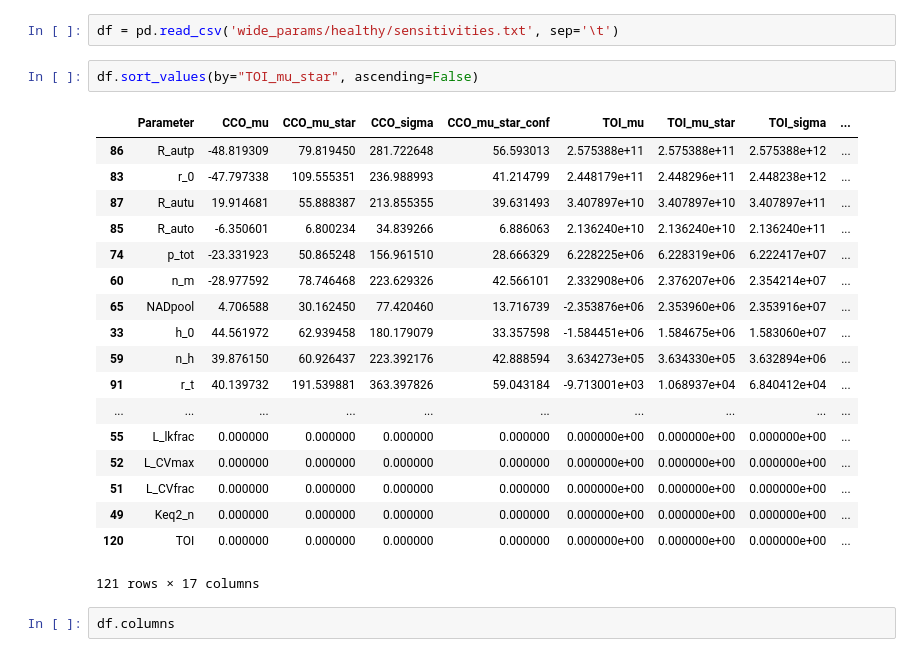
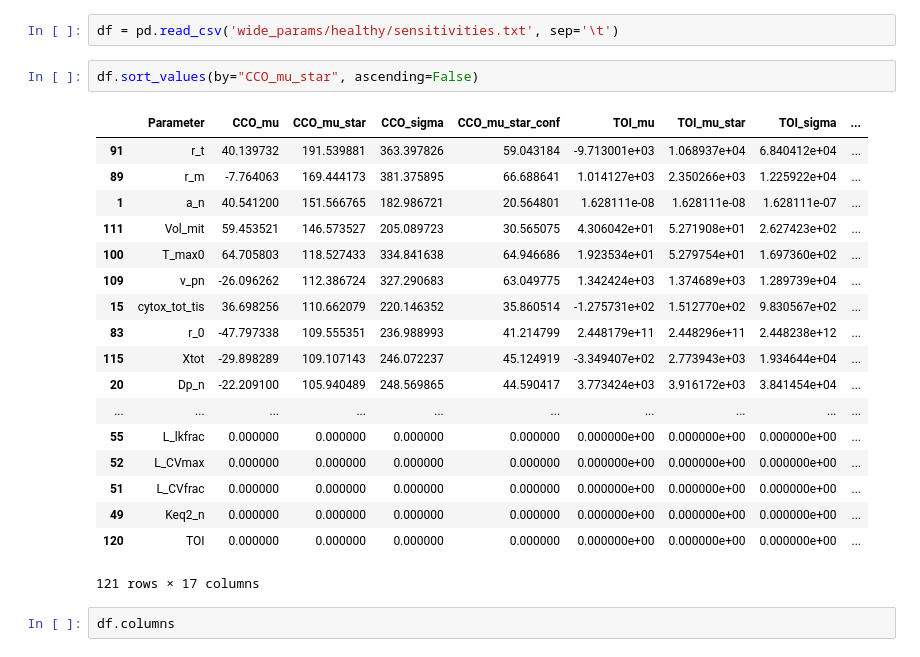
Before and after one commit to multimodalspectroscopy/BayesCMD, a Jupyter notebook: PLOS_paper/sensitivity_analysis/sensitivity_plot.ipynb, the cells around one changed output. Cells and saved outputs as stored; diff of their text form.

```diff
--- a/PLOS_paper/sensitivity_analysis/sensitivity_plot.ipynb
+++ b/PLOS_paper/sensitivity_analysis/sensitivity_plot.ipynb
@@ -247,19 +268,19 @@ for o in ["CCO", "Vmca", "TOI", "CBF"]:
 # %%
 df = pd.read_csv('wide_params/healthy/sensitivities.txt', sep='\t')
 # %%
-df.sort_values(by="TOI_mu_star", ascending=False)
+df.sort_values(by="CCO_mu_star", ascending=False)
 # %% [output]
 |  | Parameter | CCO_mu | CCO_mu_star | CCO_sigma | CCO_mu_star_conf | TOI_mu | TOI_mu_star | TOI_sigma | ... |
-| 86 | R_autp | -48.819309 | 79.819450 | 281.722648 | 56.593013 | 2.575388e+11 | 2.575388e+11 | 2.575388e+12 | ... |
+| 91 | r_t | 40.139732 | 191.539881 | 363.397826 | 59.043184 | -9.713001e+03 | 1.068937e+04 | 6.840412e+04 | ... |
+| 89 | r_m | -7.764063 | 169.444173 | 381.375895 | 66.688641 | 1.014127e+03 | 2.350266e+03 | 1.225922e+04 | ... |
+| 1 | a_n | 40.541200 | 151.566765 | 182.986721 | 20.564801 | 1.628111e-08 | 1.628111e-08 | 1.628111e-07 | ... |
+| 111 | Vol_mit | 59.453521 | 146.573527 | 205.089723 | 30.565075 | 4.306042e+01 | 5.271908e+01 | 2.627423e+02 | ... |
+| 100 | T_max0 | 64.705803 | 118.527433 | 334.841638 | 64.946686 | 1.923534e+01 | 5.279754e+01 | 1.697360e+02 | ... |
+| 109 | v_pn | -26.096262 | 112.386724 | 327.290683 | 63.049775 | 1.342424e+03 | 1.374689e+03 | 1.289739e+04 | ... |
+| 15 | cytox_tot_tis | 36.698256 | 110.662079 | 220.146352 | 35.860514 | -1.275731e+02 | 1.512770e+02 | 9.830567e+02 | ... |
 | 83 | r_0 | -47.797338 | 109.555351 | 236.988993 | 41.214799 | 2.448179e+11 | 2.448296e+11 | 2.448238e+12 | ... |
-| 87 | R_autu | 19.914681 | 55.888387 | 213.855355 | 39.631493 | 3.407897e+10 | 3.407897e+10 | 3.407897e+11 | ... |
-| 85 | R_auto | -6.350601 | 6.800234 | 34.839266 | 6.886063 | 2.136240e+10 | 2.136240e+10 | 2.136240e+11 | ... |
-| 74 | p_tot | -23.331923 | 50.865248 | 156.961510 | 28.666329 | 6.228225e+06 | 6.228319e+06 | 6.222417e+07 | ... |
-| 60 | n_m | -28.977592 | 78.746468 | 223.629326 | 42.566101 | 2.332908e+06 | 2.376207e+06 | 2.354214e+07 | ... |
-| 65 | NADpool | 4.706588 | 30.162450 | 77.420460 | 13.716739 | -2.353876e+06 | 2.353960e+06 | 2.353916e+07 | ... |
-| 33 | h_0 | 44.561972 | 62.939458 | 180.179079 | 33.357598 | -1.584451e+06 | 1.584675e+06 | 1.583060e+07 | ... |
-| 59 | n_h | 39.876150 | 60.926437 | 223.392176 | 42.888594 | 3.634273e+05 | 3.634330e+05 | 3.632894e+06 | ... |
-| 91 | r_t | 40.139732 | 191.539881 | 363.397826 | 59.043184 | -9.713001e+03 | 1.068937e+04 | 6.840412e+04 | ... |
+| 115 | Xtot | -29.898289 | 109.107143 | 246.072237 | 45.124919 | -3.349407e+02 | 2.773943e+03 | 1.934644e+04 | ... |
+| 20 | Dp_n | -22.209100 | 105.940489 | 248.569865 | 44.590417 | 3.773424e+03 | 3.916172e+03 | 3.841454e+04 | ... |
 | ... | ... | ... | ... | ... | ... | ... | ... | ... | ... |
 | 55 | L_lkfrac | 0.000000 | 0.000000 | 0.000000 | 0.000000 | 0.000000e+00 | 0.000000e+00 | 0.000000e+00 | ... |
 | 52 | L_CVmax | 0.000000 | 0.000000 | 0.000000 | 0.000000 | 0.000000e+00 | 0.000000e+00 | 0.000000e+00 | ... |
```
Also changed, not shown: parts of 5 cells of this notebook, 4 other files.
